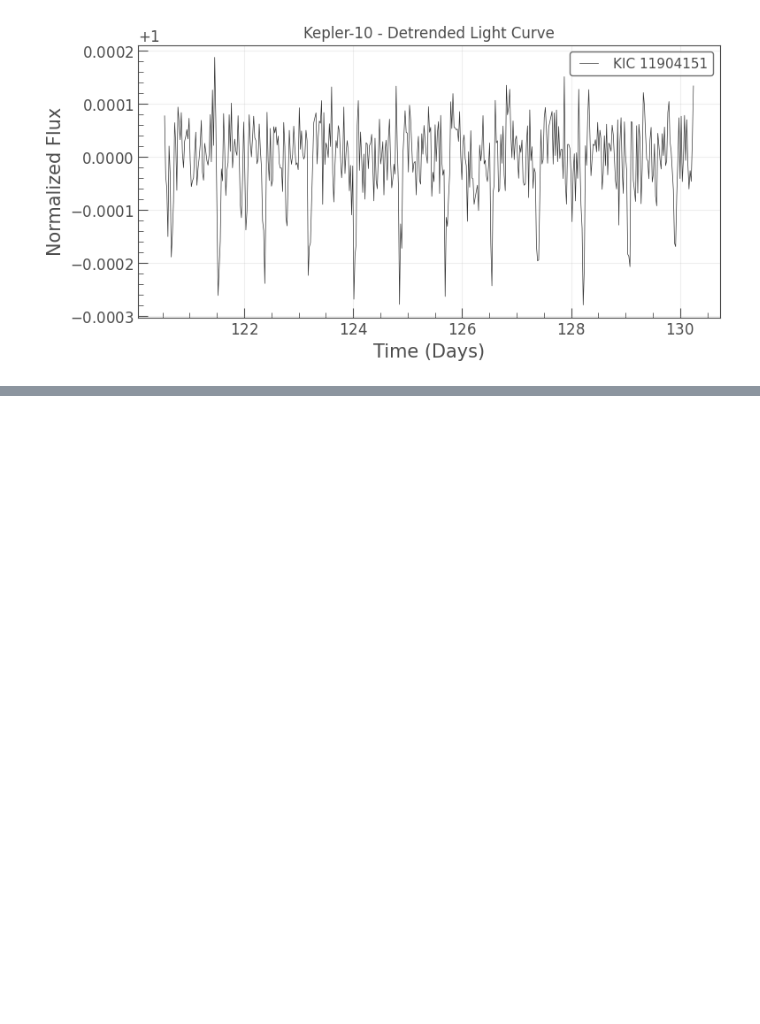
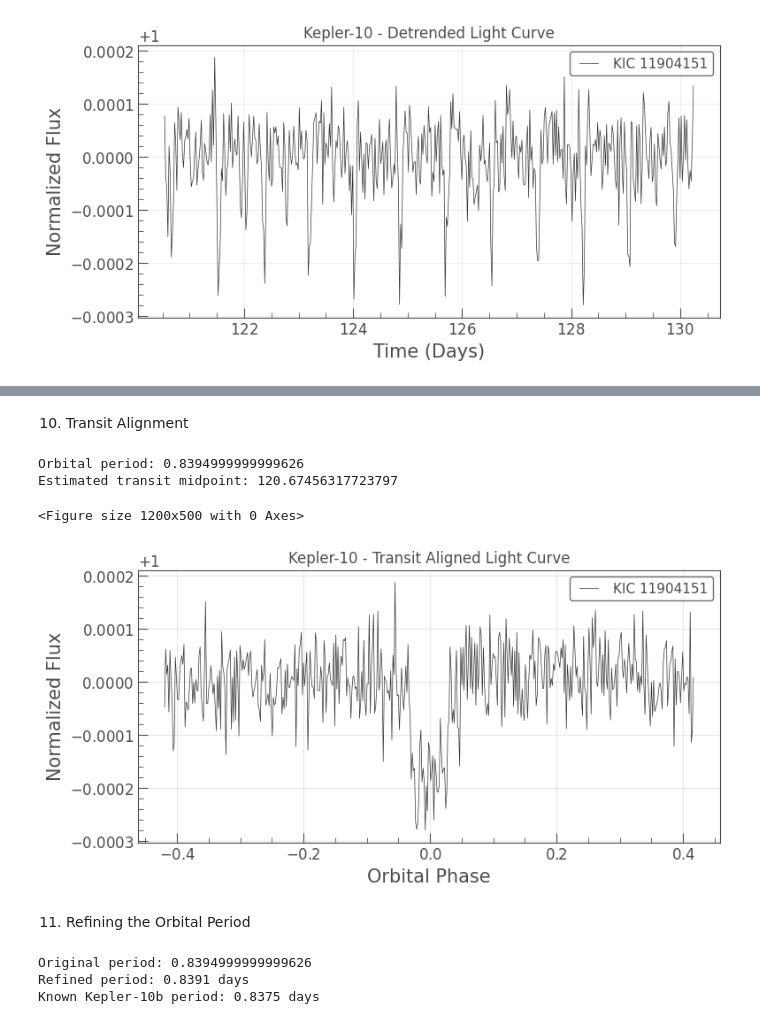
Before and after one commit to sanoop070/nasa-exoplanet-finder, a Jupyter notebook: exoplanet_cnn.ipynb, the cells around one changed output, grey strips where cells are left out. Cells and saved outputs as stored; diff of their text form; code cells hidden in the pictures; blank space fills up the shorter version.

```diff
--- a/exoplanet_cnn.ipynb
+++ b/exoplanet_cnn.ipynb
@@ -304,0 +412,74 @@ plt.show()
+# %% [markdown]
+10. Transit Alignment
+# %%
+
+# ============================================
+# TRANSIT ALIGNMENT
+# ============================================
+
+# Find strongest BLS signal
+best_index = np.argmax(bls_result.power)
+
+# Get estimated transit midpoint
+best_transit_time = bls_result.transit_time[best_index]
+
+print("Orbital period:", best_period)
+print("Estimated transit midpoint:", best_transit_time)
+
+# Fold around the estimated transit midpoint
+folded_aligned = lc_flat.fold(
+    period=best_period,
+    epoch_time=best_transit_time
+)
+
+# Plot aligned light curve
+plt.figure(figsize=(12, 5))
+
+folded_aligned.plot()
+
+plt.title("Kepler-10 - Transit Aligned Light Curve")
+plt.xlabel("Orbital Phase")
+plt.ylabel("Normalized Flux")
+
+plt.grid(alpha=0.3)
+plt.show()
+# %% [output]
+Orbital period: 0.8394999999999626
+Estimated transit midpoint: 120.67456317723797
+<Figure size 1200x500 with 0 Axes>
+[figure, added]
+# %% [markdown]
+11. Refining the Orbital Period
+# %%
+
+# ============================================
+# REFINED BLS PERIOD SEARCH
+# ============================================
+
+# Search more precisely around our candidate
+refined_periods = np.linspace(
+    0.82, 0.86, 2001
+)
+
+refined_result = bls_model.power(
+    refined_periods,
+    durations
+)
+
+# Find refined best period
+refined_index = np.argmax(refined_result.power)
+
+refined_period = refined_result.period[refined_index]
+
+print("Original period:", best_period)
+print("Refined period:", refined_period, "days")
+
+print(
+    "Known Kepler-10b period:",
+    0.8375,
+    "days"
+)
+# %% [output]
+Original period: 0.8394999999999626
+Refined period: 0.8391 days
+Known Kepler-10b period: 0.8375 days
```
Also changed, not shown: parts of 3 cells of this notebook.
